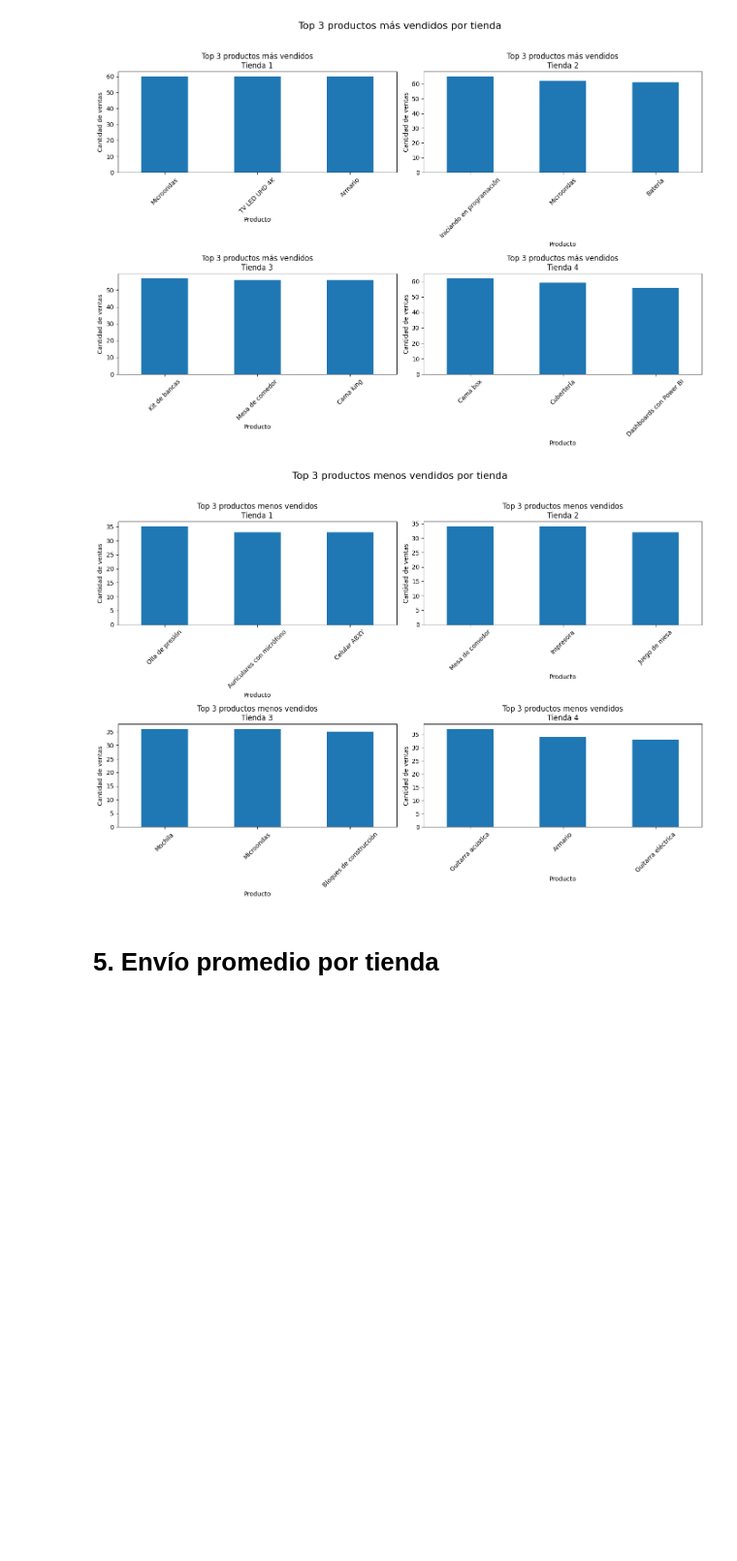
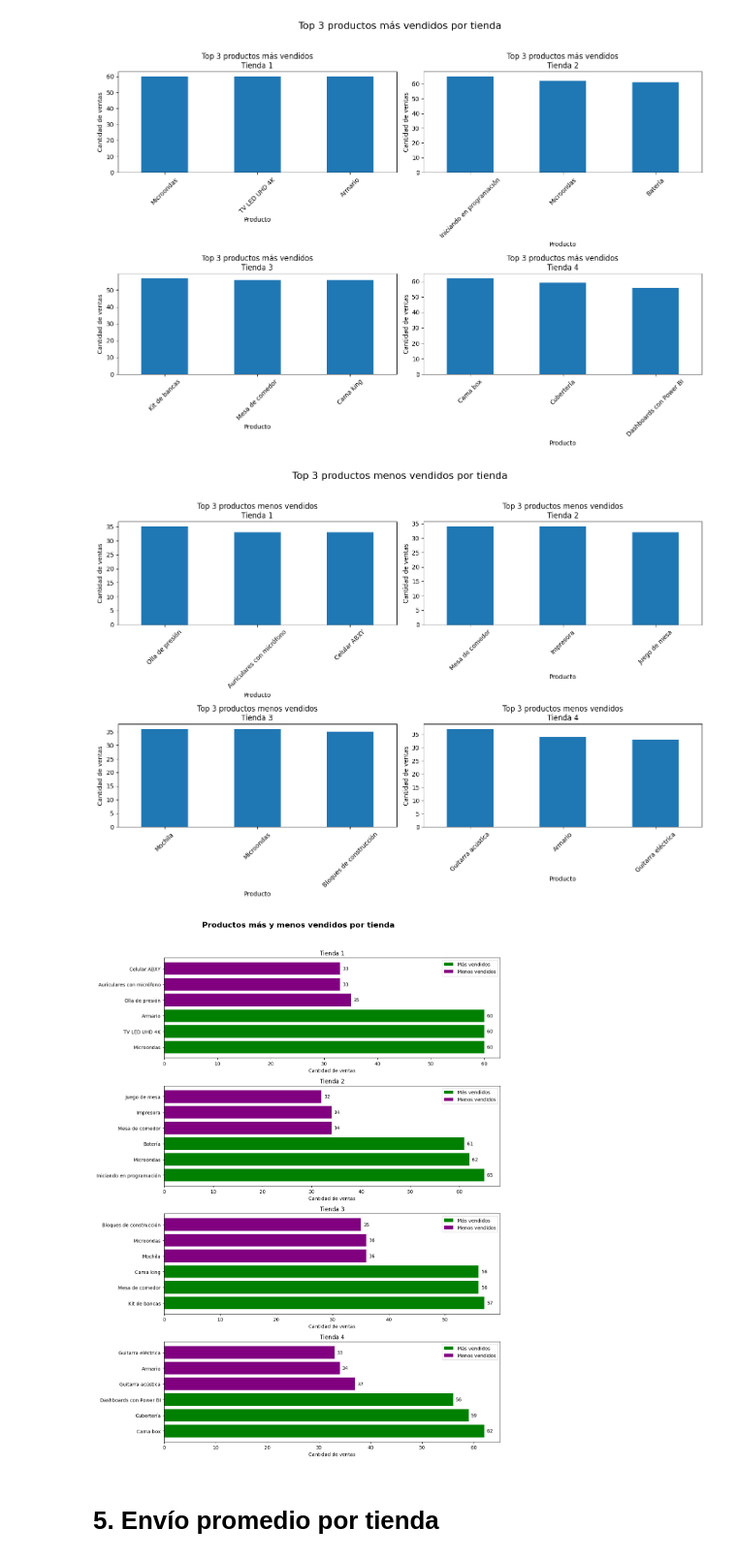
Before and after one commit to angelaoica-dev/challenge-AluraStoreLatam, a Jupyter notebook: AluraStoreLatam.ipynb, the cells around one changed output. Shown at 97% size. Drawn from its saved outputs; the diff is of its cells as text; code cells hidden in the pictures; blank space fills up the shorter version.

```diff
--- a/AluraStoreLatam.ipynb
+++ b/AluraStoreLatam.ipynb
@@ -135,6 +143,12 @@ plt.show()
 # %% [markdown]
 # 2. Ventas por categoría
 # %%
+tiendas = {
+    "Tienda 1": tienda,
+    "Tienda 2": tienda2,
+    "Tienda 3": tienda3,
+    "Tienda 4": tienda4
+}
 todas = pd.concat(
     [df.assign(Tienda=nombre) for nombre, df in tiendas.items()],
     ignore_index=True
@@ -244,9 +258,17 @@ def analizar_productos(df, top_n=5):
         "producto_menos_vendido": conteo.idxmin(),
         "ventas_menos_vendido": conteo.min()
     }
+
+tiendas_dict = {
+    "Tienda 1": tienda,
+    "Tienda 2": tienda2,
+    "Tienda 3": tienda3,
+    "Tienda 4": tienda4
+}
+
 resumen_productos = []
 
-for nombre, df in tiendas.items():
+for nombre, df in tiendas_dict.items():
     resultado = analizar_productos(df, top_n=3)
 
     print(f"\n📊 {nombre}")
@@ -311,6 +356,58 @@ plt.tight_layout(rect=[0, 0, 1, 0.96])
 plt.show()
 # %% [output]
 [figure]
+# %%
+fig, axes = plt.subplots(
+    nrows=len(tiendas),
+    ncols=1,
+    figsize=(12, 4 * len(tiendas))
+)
+
+if len(tiendas) == 1:
+    axes = [axes]
+
+for ax, (nombre, df) in zip(axes, tiendas.items()):
+    resultado = analizar_productos(df, top_n=3)
+
+    mas_vendidos = resultado["mas_vendidos"]
+    menos_vendidos = resultado["menos_vendidos"]
+
+    # Barras horizontales
+    ax.barh(
+        mas_vendidos.index,
+        mas_vendidos.values,
+        color="green",
+        label="Más vendidos"
+    )
+
+    ax.barh(
+        menos_vendidos.index,
+        menos_vendidos.values,
+        color="purple",
+        label="Menos vendidos"
+    )
+
+    # Etiquetas de valores
+    for producto, valor in mas_vendidos.items():
+        ax.text(valor + 0.5, producto, str(valor), va="center")
+
+    for producto, valor in menos_vendidos.items():
+        ax.text(valor + 0.5, producto, str(valor), va="center")
+
+    ax.set_title(nombre)
+    ax.set_xlabel("Cantidad de ventas")
+    ax.legend()
+
+plt.suptitle(
+    "Productos más y menos vendidos por tienda",
+    fontsize=16,
+    fontweight="bold"
+)
+
+plt.tight_layout(rect=[0, 0, 1, 0.96])
+plt.show()
+# %% [output]
+[figure, added]
 # %% [markdown]
 # 5. Envío promedio por tienda
 # %%
```
Also changed, not shown: parts of 8 cells of this notebook.
